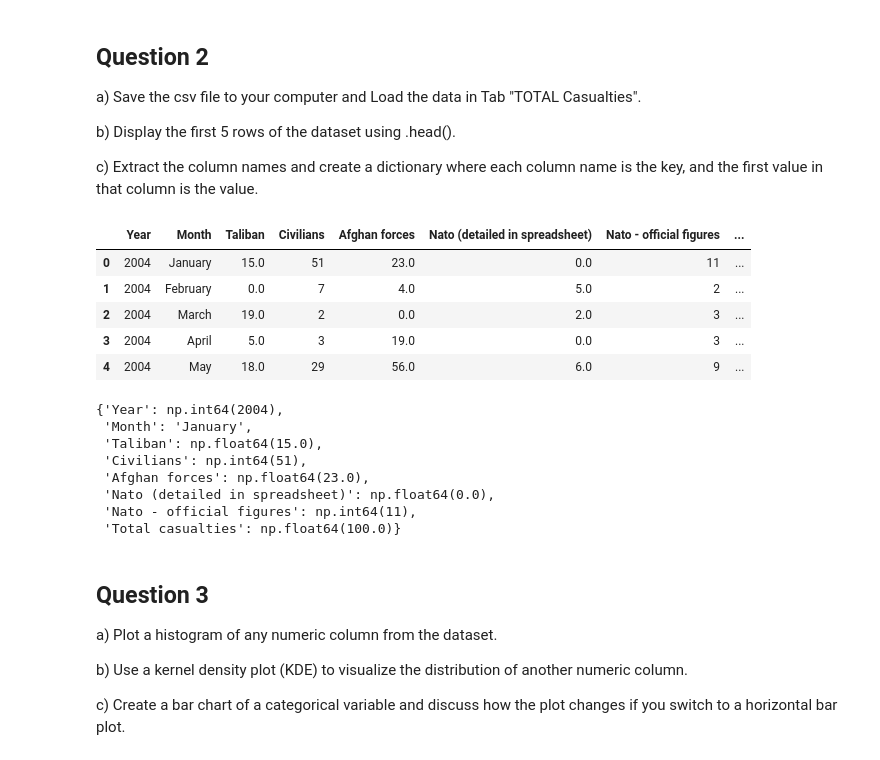
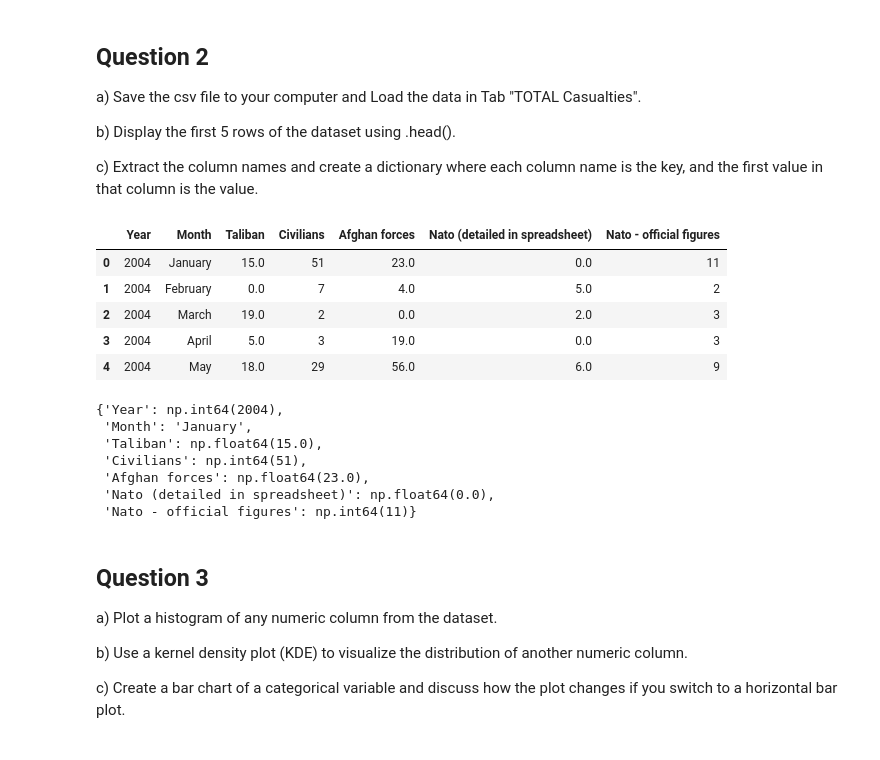
Before and after one commit to AsalMrd/AsalMrd.github.io, a Jupyter notebook: Assignment2.ipynb, the cells around one changed output. Cells and saved outputs as stored; diff of their text form; code cells hidden in the pictures.

```diff
--- a/Assignment2.ipynb
+++ b/Assignment2.ipynb
@@ -42,21 +42,22 @@ b) Display the first 5 rows of the dataset using .head().
 c) Extract the column names and create a dictionary where each column name is the key, and the first value in that column is the value.
 # %%
 f = 'Assignment 2 Data/Wikileaks Afghanistan war logs analysis - TOTAL CASUALTIES, ALL CAUSES.csv'
-db = pd.read_csv(f, skiprows=1)
+db = pd.read_csv(f, skiprows=1, skipfooter=1)
 db.fillna(0, inplace=True)
-Total_Casualties = db['Taliban'] + db['Civilians'] + db['Afghan forces'] + db['Nato - official figures']
-db['Total casualties'] = Total_Casualties
 db.head(5)
 # %% [output]
-|  | Year | Month | Taliban | Civilians | Afghan forces | Nato (detailed in spreadsheet) | Nato - official figures | ... |
-| 0 | 2004 | January | 15.0 | 51 | 23.0 | 0.0 | 11 | ... |
-| 1 | 2004 | February | 0.0 | 7 | 4.0 | 5.0 | 2 | ... |
-| 2 | 2004 | March | 19.0 | 2 | 0.0 | 2.0 | 3 | ... |
-| 3 | 2004 | April | 5.0 | 3 | 19.0 | 0.0 | 3 | ... |
-| 4 | 2004 | May | 18.0 | 29 | 56.0 | 6.0 | 9 | ... |
+|  | Year | Month | Taliban | Civilians | Afghan forces | Nato (detailed in spreadsheet) | Nato - official figures |
+| 0 | 2004 | January | 15.0 | 51 | 23.0 | 0.0 | 11 |
+| 1 | 2004 | February | 0.0 | 7 | 4.0 | 5.0 | 2 |
+| 2 | 2004 | March | 19.0 | 2 | 0.0 | 2.0 | 3 |
+| 3 | 2004 | April | 5.0 | 3 | 19.0 | 0.0 | 3 |
+| 4 | 2004 | May | 18.0 | 29 | 56.0 | 6.0 | 9 |
 # %%
-columns = db.columns
-column_dict = {col: db[col].iloc[0] for col in db.columns}
+column_dict = {}
+
+for col in db.columns:
+    #column_dict[col] = db[col].iloc[0]
+    column_dict[col] = db.loc[db.index[0], col]
 column_dict
 # %% [output]
 {'Year': np.int64(2004),
@@ -65,8 +66,7 @@ column_dict
  'Civilians': np.int64(51),
  'Afghan forces': np.float64(23.0),
  'Nato (detailed in spreadsheet)': np.float64(0.0),
- 'Nato - official figures': np.int64(11),
- 'Total casualties': np.float64(100.0)}
+ 'Nato - official figures': np.int64(11)}
 # %% [markdown]
 ## Question 3
 a) Plot a histogram of any numeric column from the dataset.
```
Also changed, not shown: parts of 9 cells of this notebook.
